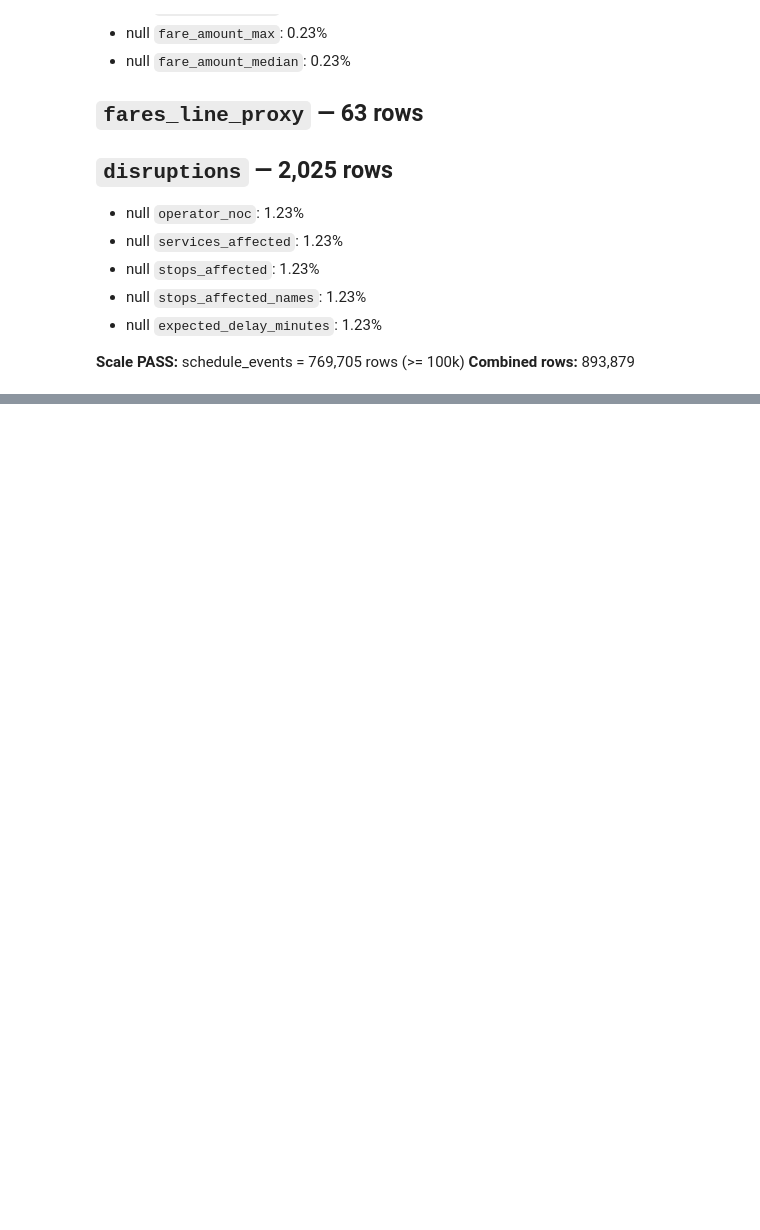
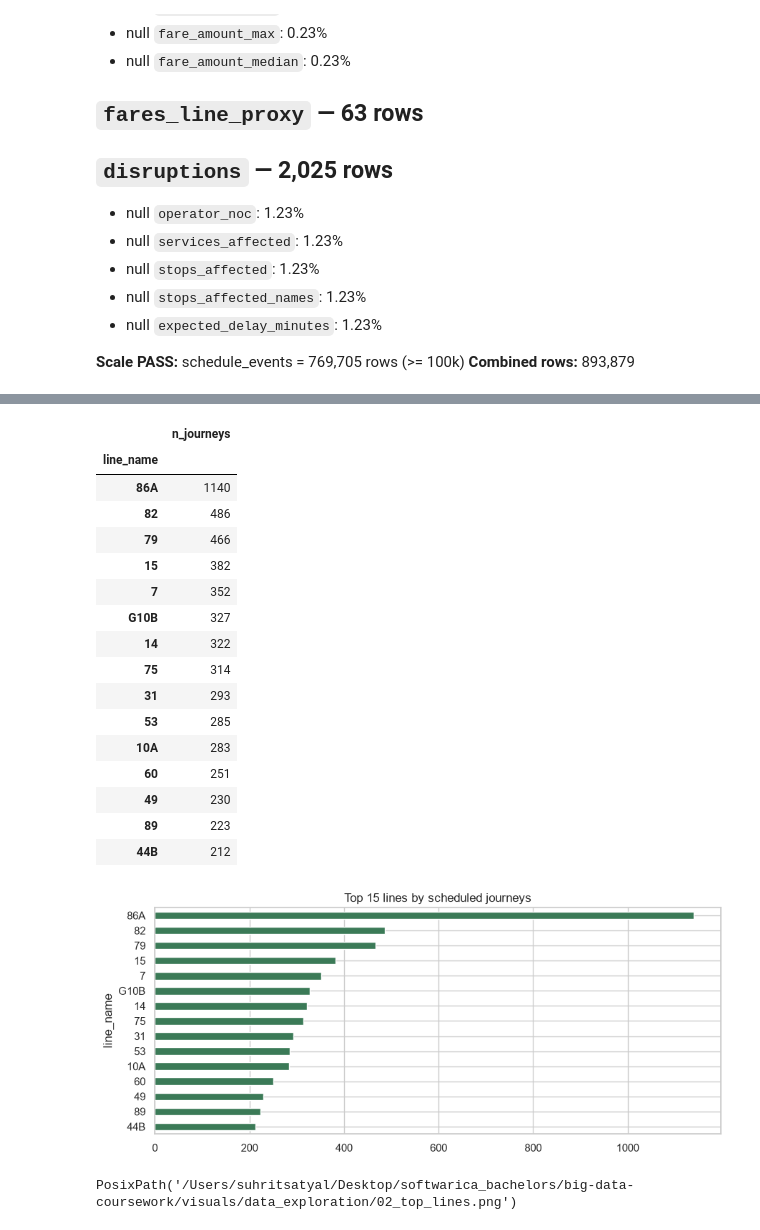
Before and after one commit to Samriddhacoderho/Arriva-Merseyside-Fare-Aware-Service-Reliability-Audit, a Jupyter notebook: main.ipynb, the cells around one changed output, grey strips where cells are left out. Cells and saved outputs as stored; diff of their text form; code cells hidden in the pictures; blank space fills up the shorter version.

```diff
--- a/main.ipynb
+++ b/main.ipynb
@@ -857,0 +881,28 @@ After Phase 1 ingest.
+# %%
+vj = pd.read_parquet(PROCESSED_DIR / "timetable_vehicle_journeys.parquet")
+top_lines = vj["line_name"].value_counts().head(15)
+display(top_lines.to_frame("n_journeys"))
+fig, ax = plt.subplots(figsize=(9, 4))
+top_lines.sort_values().plot(kind="barh", ax=ax, color="#3b7a57")
+ax.set_title("Top 15 lines by scheduled journeys")
+show_and_save(fig, DATA_EXPLORATION_DIR / "02_top_lines.png")
+# %% [output]
+|  | n_journeys |
+| line_name |  |
+| 86A | 1140 |
+| 82 | 486 |
+| 79 | 466 |
+| 15 | 382 |
+| 7 | 352 |
+| G10B | 327 |
+| 14 | 322 |
+| 75 | 314 |
+| 31 | 293 |
+| 53 | 285 |
+| 10A | 283 |
+| 60 | 251 |
+| 49 | 230 |
+| 89 | 223 |
+| 44B | 212 |
+[figure, added]
+PosixPath('/Users/suhritsatyal/Desktop/softwarica_bachelors/big-data-coursework/visuals/data_exploration/02_top_lines.png')
```
Also changed, not shown: parts of 4 cells of this notebook, 5 other files.
